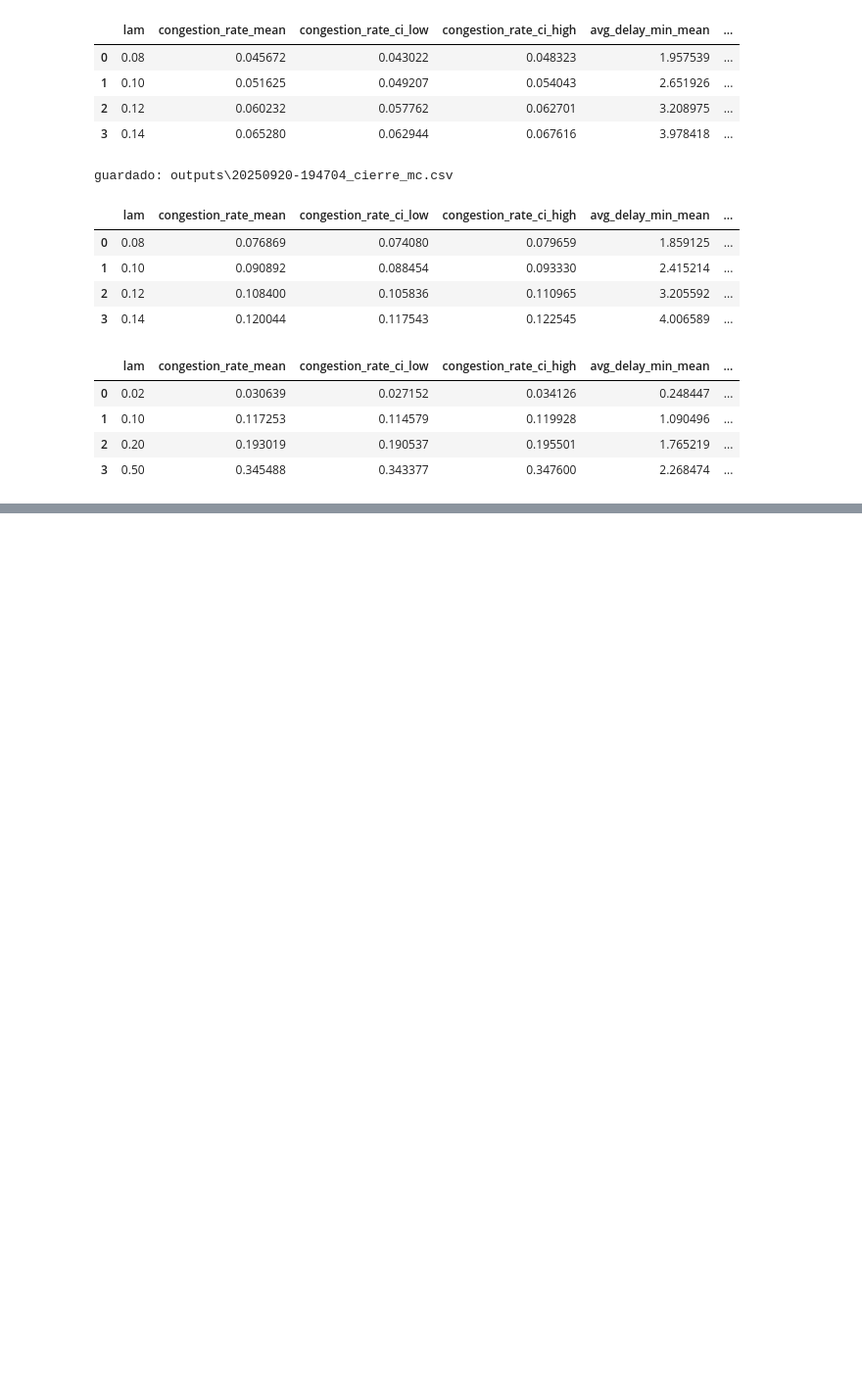
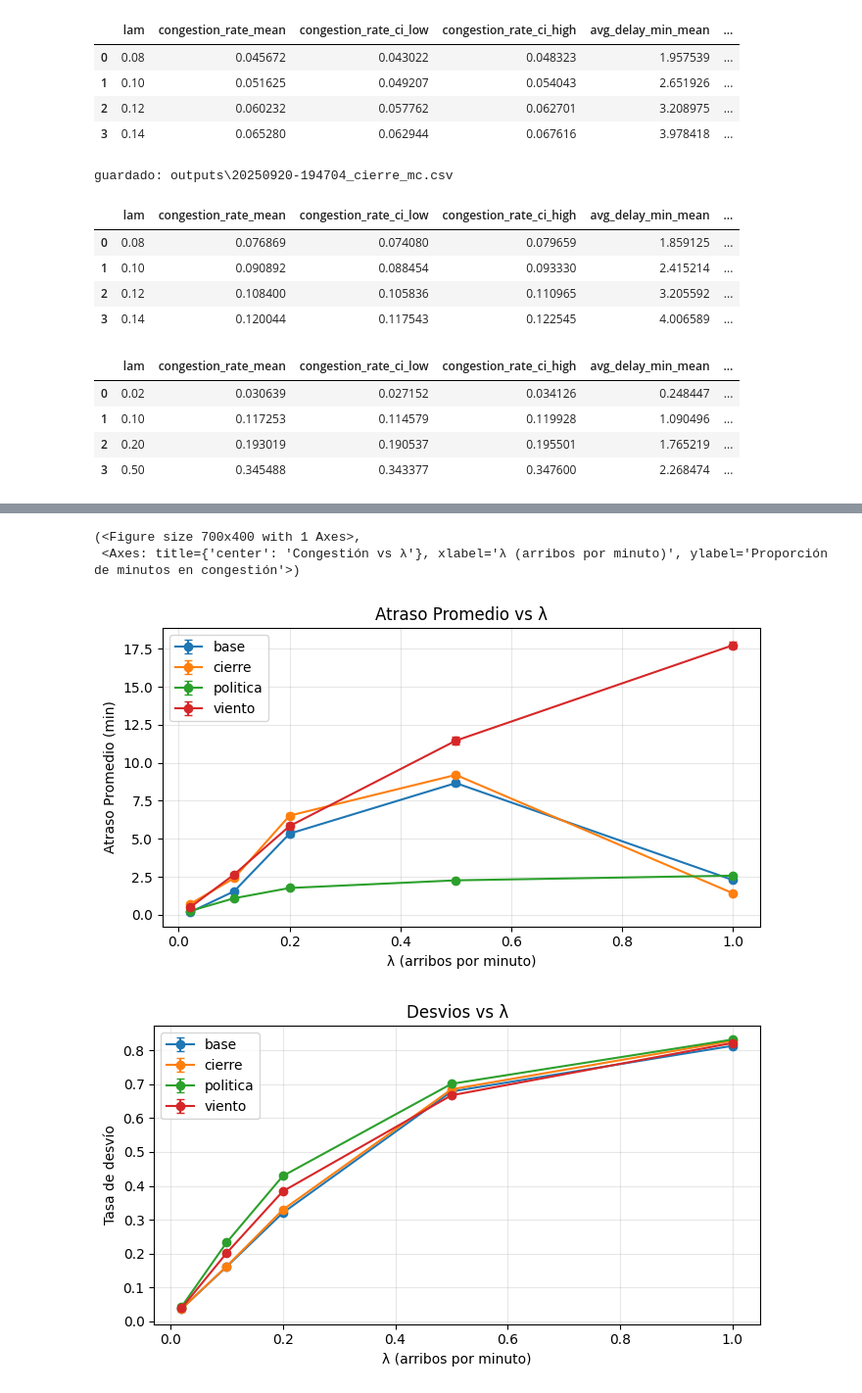
Before and after one commit to belenchen1/tp1-ACN, a Jupyter notebook: tp-nuevo/Experimentos.ipynb, the cells around one changed output, grey strips where cells are left out. Shown at 98% size. Saved outputs shown, nothing was run; the diff lists cells and outputs as text; code cells hidden in the pictures; blank space fills up the shorter version.

Commit message:
Graficos Metricas vs lambdas

```diff
--- a/tp-nuevo/Experimentos.ipynb
+++ b/tp-nuevo/Experimentos.ipynb
@@ -207,3 +207,18 @@ df_politica.head()
 | 1 | 0.10 | 0.117253 | 0.114579 | 0.119928 | 1.090496 | ... |
 | 2 | 0.20 | 0.193019 | 0.190537 | 0.195501 | 1.765219 | ... |
 | 3 | 0.50 | 0.345488 | 0.343377 | 0.347600 | 2.268474 | ... |
+# %%
+from Montecarlo import montecarlo_base, montecarlo_viento, montecarlo_cierre, montecarlo_politica
+import pandas as pd
+
+lams = [0.02, 0.1, 0.2, 0.5, 1.0]
+dias = 200
+seed = 123
+
+df_base = montecarlo_base(lams, dias=dias, seed=seed).assign(scenario="base")
+df_viento = montecarlo_viento(lams, dias=dias, seed=seed, p_goaround = 0.10, final_threshold_nm=3).assign(scenario = "viento")
+df_cierre = montecarlo_cierre(lams, dias=dias, seed=seed, start_min=180, dur_min=30).assign(scenario="cierre")
+df_pol    = montecarlo_politica(lams, dias=dias, seed=seed, buffer_anticipacion=0.5).assign(scenario="politica")
+
+df_all = pd.concat([df_base, df_viento, df_cierre, df_pol], ignore_index=True)
+df_all.head()
@@ -209,0 +232,24 @@ df_politica.head()
+# %%
+import Plots as V
+
+V.plot_metric_vs_lambda(df_all, metric = "avg_delay_min",
+                        ylabel= "Atraso Promedio (min)",
+                        title= "Atraso Promedio vs λ",
+                        outname="delay_vs_lambda")
+
+
+V.plot_metric_vs_lambda(df_all, metric = "divert_rate",
+                        ylabel= "Tasa de desvío",
+                        title= "Desvios vs λ",
+                        outname="diverts_vs_lambda")
+
+
+V.plot_metric_vs_lambda(df_all, metric = "congestion_rate",
+                        ylabel= "Proporción de minutos en congestión",
+                        title= "Congestión vs λ",
+                        outname="congestion_vs_lambda")
+# %% [output]
+(<Figure size 700x400 with 1 Axes>,
+ <Axes: title={'center': 'Congestión vs λ'}, xlabel='λ (arribos por minuto)', ylabel='Proporción de minutos en congestión'>)
+[figure, added]
+[figure, added]
```
Also changed, not shown: parts of 2 cells of this notebook, 4 other files.
